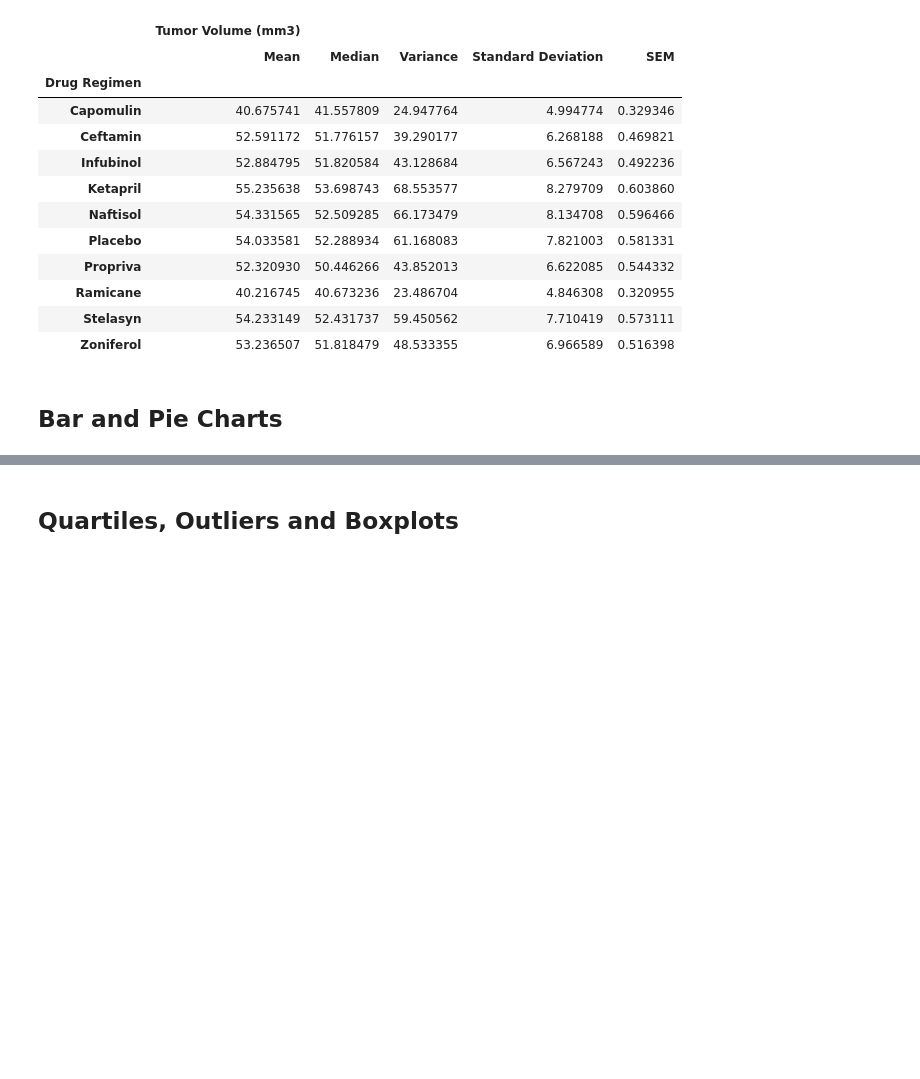
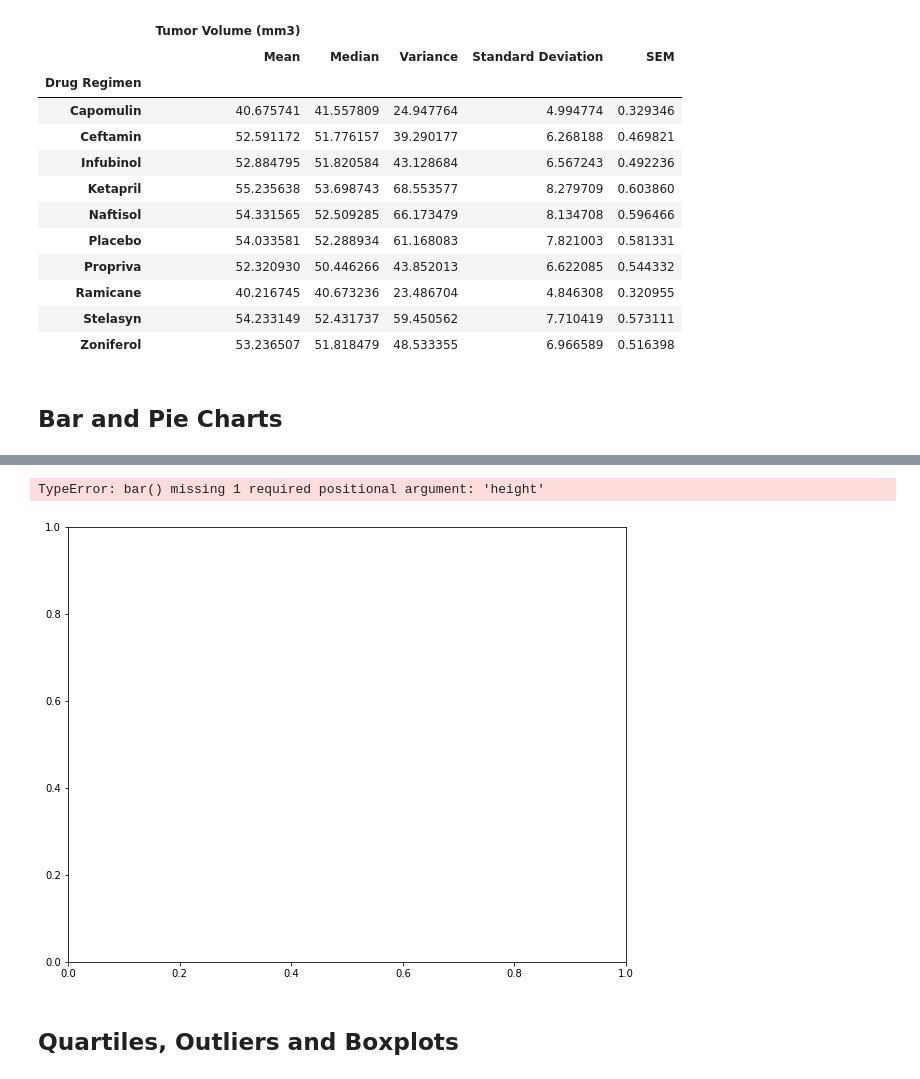
Before and after one commit to MichRisu/matplotlib-challenge, a Jupyter notebook: Pymaceuticals/pymaceuticals_starter.ipynb, the cells around one changed output, grey strips where cells are left out. Drawn from its saved outputs; the diff is of its cells as text; code cells hidden in the pictures; blank space fills up the shorter version.

```diff
--- a/Pymaceuticals/pymaceuticals_starter.ipynb
+++ b/Pymaceuticals/pymaceuticals_starter.ipynb
@@ -139,2 +165,8 @@ df_tumor_summary.rename(columns={'mean': "Mean", 'median': "Median", 'var': "Var
 # %%
-# Generate a bar plot showing the total number of mice for each treatment throughout the course of the study using pandas.
+# Generate a bar plot showing the total number of mice for each treatment throughout the course of the study using pyplot.
+
+fig, ax=plt.subplots(figsize=(10,8))
+ax.bar(mice_per_drug, )
+# %% [output]
+TypeError: bar() missing 1 required positional argument: 'height'
+[figure, added]
```
Also changed, not shown: parts of 5 cells of this notebook.
